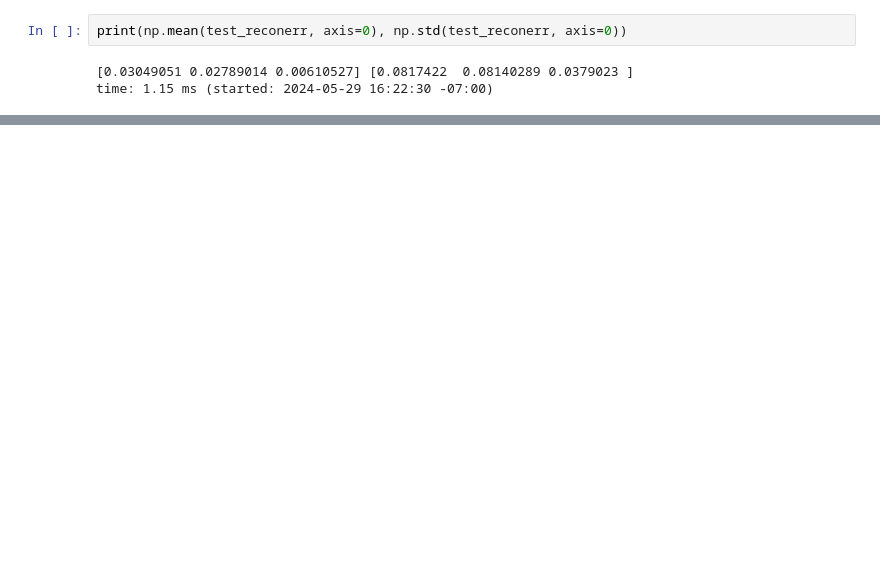
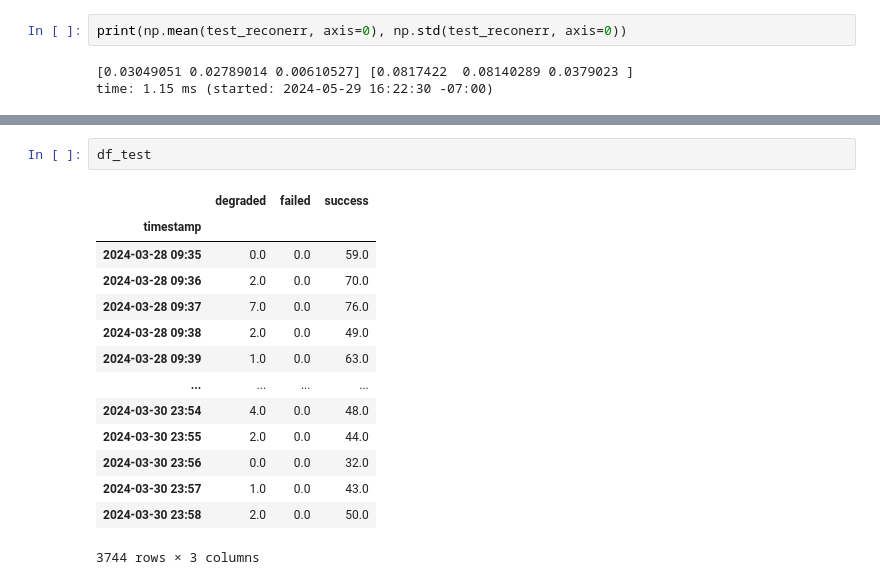
Before and after one commit to numaproj/numalogic, a Jupyter notebook: examples/fc.ipynb, the cells around one changed output, grey strips where cells are left out. Drawn from its saved outputs; the diff is of its cells as text; blank space fills up the shorter version.

```diff
--- a/examples/fc.ipynb
+++ b/examples/fc.ipynb
@@ -237,0 +454,17 @@ time: 1.15 ms (started: 2024-05-29 16:22:30 -07:00)
+# %%
+df_test
+# %% [output]
+|  | degraded | failed | success |
+| timestamp |  |  |  |
+| 2024-03-28 09:35 | 0.0 | 0.0 | 59.0 |
+| 2024-03-28 09:36 | 2.0 | 0.0 | 70.0 |
+| 2024-03-28 09:37 | 7.0 | 0.0 | 76.0 |
+| 2024-03-28 09:38 | 2.0 | 0.0 | 49.0 |
+| 2024-03-28 09:39 | 1.0 | 0.0 | 63.0 |
+| ... | ... | ... | ... |
+| 2024-03-30 23:54 | 4.0 | 0.0 | 48.0 |
+| 2024-03-30 23:55 | 2.0 | 0.0 | 44.0 |
+| 2024-03-30 23:56 | 0.0 | 0.0 | 32.0 |
+| 2024-03-30 23:57 | 1.0 | 0.0 | 43.0 |
+| 2024-03-30 23:58 | 2.0 | 0.0 | 50.0 |
+3744 rows × 3 columns
```
Also changed, not shown: parts of 31 cells of this notebook.
